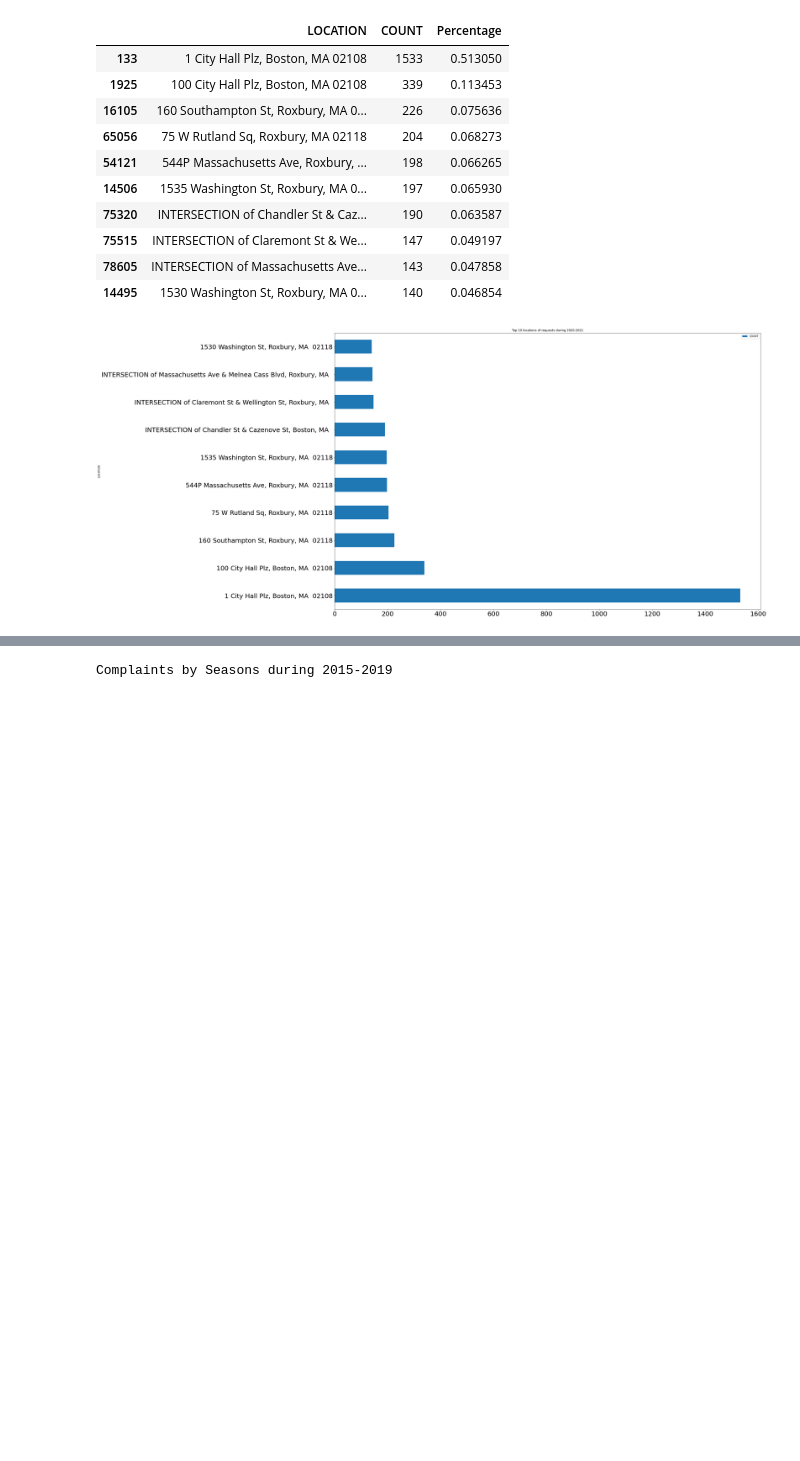
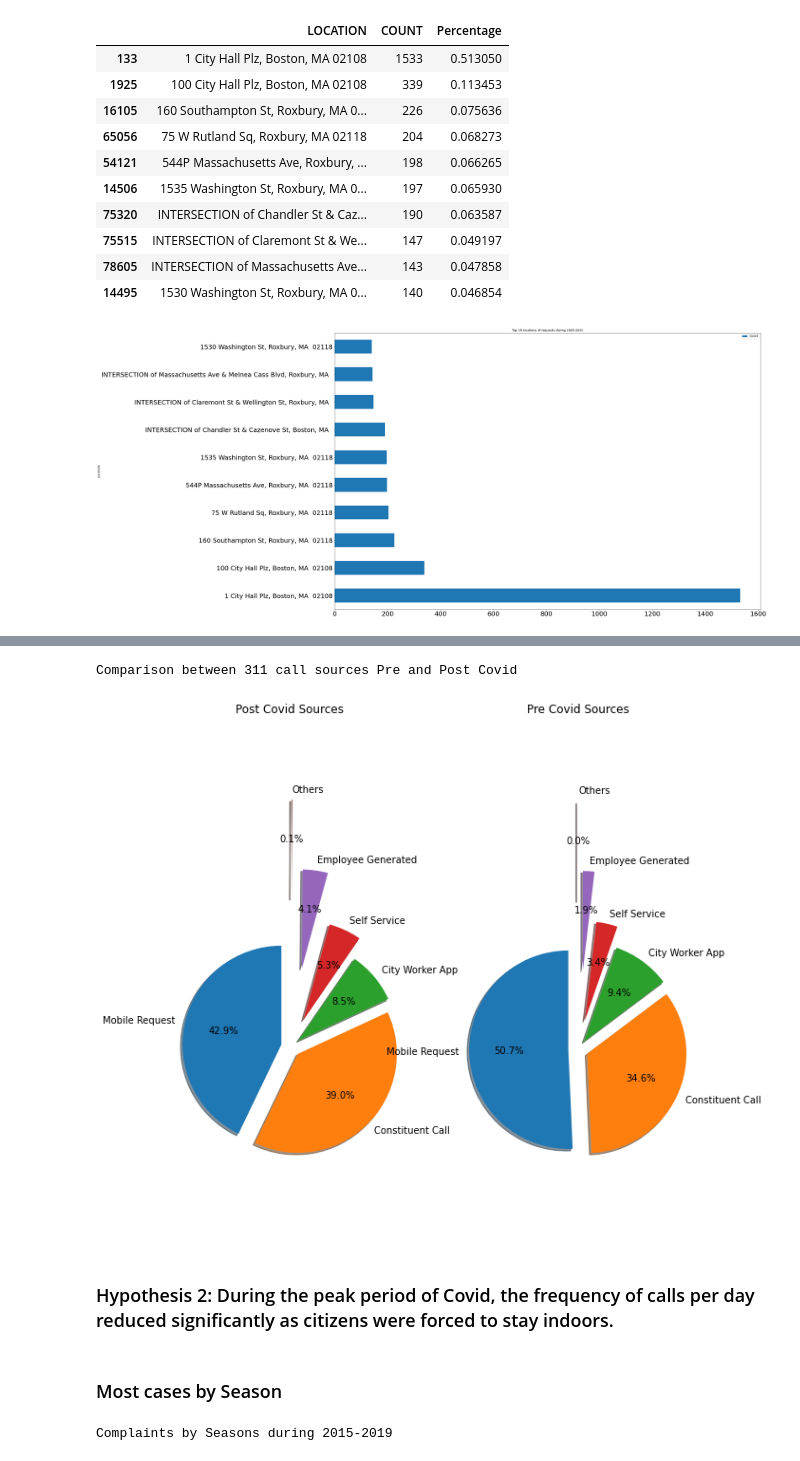
Before and after one commit to Cap10nem0/2021Fall_finals, a Jupyter notebook: 311_requests.ipynb, the cells around one changed output, grey strips where cells are left out. Cells and saved outputs as stored; diff of their text form; code cells hidden in the pictures; blank space fills up the shorter version.

Commit message:
Updated Jupyter Notebook and added analysis by Source Origin

```diff
--- a/311_requests.ipynb
+++ b/311_requests.ipynb
@@ -146,0 +245,5 @@ top_10_plot_post_covid = top_10_locations_post_covid.plot.barh(x='LOCATION', y='
+# %%
+# Count calls by source of complaints post covid and arrange them in decreasing order
+post_covid_sources_df = group_and_count(post_covid_records, 'SOURCE')
+print("\n Sources of complaints during 2020-2021")
+post_covid_sources_df
@@ -146,0 +260,14 @@ top_10_plot_post_covid = top_10_locations_post_covid.plot.barh(x='LOCATION', y='
+# %%
+def top_sources(df):
+    """
+    Changes index to SOURCE and adds clubs calls generated by Maximo and Twitter as 'Others'.
+
+    :param df: dataframe with one of them column named SOURCE
+    :return: dataframe with index as SOURCE and new row 'Others'
+    """
+    df = df.set_index('SOURCE')
+    df.loc['Maximo Integration'] += df.loc['Twitter']
+    df = df.reset_index().replace({'SOURCE': {'Maximo Integration':'Others'}})
+    df = df.set_index('SOURCE')
+    df.drop(['Twitter'], inplace=True)
+    return df
@@ -147,2 +296,31 @@ top_10_plot_post_covid = top_10_locations_post_covid.plot.barh(x='LOCATION', y='
+# %%
+top_sources_post_covid_df = top_sources(post_covid_sources_df)
+top_sources_pre_covid_df = top_sources(pre_covid_sources_df)
+fig1, (pre_covid_source_plot, post_covid_source_plot) = plt.subplots(1,2,figsize=(10,10))
+
+# Pie chart, where the slices will be ordered and plotted counter-clockwise:
+labels = top_sources_post_covid_df.index.tolist()
+sizes = top_sources_post_covid_df['Percentage']
+explode = (0.1, 0.1, 0.1, 0.3, 0.8, 1.5)  # Seperates each slice of pie chart
+post_covid_source_plot.pie(sizes, explode=explode, labels=labels, autopct='%1.1f%%',
+        shadow=True, startangle=90)
+post_covid_source_plot.axis('equal')  # Draw pie plot as perfect circle with constant radii
+
+
+labels = top_sources_pre_covid_df.index.tolist()
+sizes = top_sources_pre_covid_df['Percentage']
+explode = (0.1, 0.1, 0.1, 0.3, 0.8, 1.5)  # Seperates each slice of pie chart
+pre_covid_source_plot.pie(sizes, explode=explode, labels=labels, autopct='%1.1f%%',
+        shadow=True, startangle=90)
+pre_covid_source_plot.axis('equal')  # Draw pie plot as perfect circle with constant radii
+pre_covid_source_plot.set_title('Post Covid Sources')
+plt.title('Pre Covid Sources')
+print('Comparison between 311 call sources Pre and Post Covid')
+plt.show()
+# %% [output]
+Comparison between 311 call sources Pre and Post Covid
+[figure, added]
+# %% [markdown]
+### Hypothesis 2: During the peak period of Covid, the frequency of calls per day reduced significantly as citizens were forced to stay indoors.
 # %%
 def get_season(month):
@@ -160,4 +345,6 @@ post_covid_records['OPEN_SEASON'] = post_covid_records['OPEN_MONTH'].apply(lambd
 # print(post_covid_records.iloc[75000:75010])
 # print(post_covid_records.iloc[150000:150011])
 # print(post_covid_records.iloc[225000:225011])
+# %% [markdown]
+### Most cases by Season
 # %%
```
Also changed, not shown: parts of 46 cells of this notebook, 3 other files.
